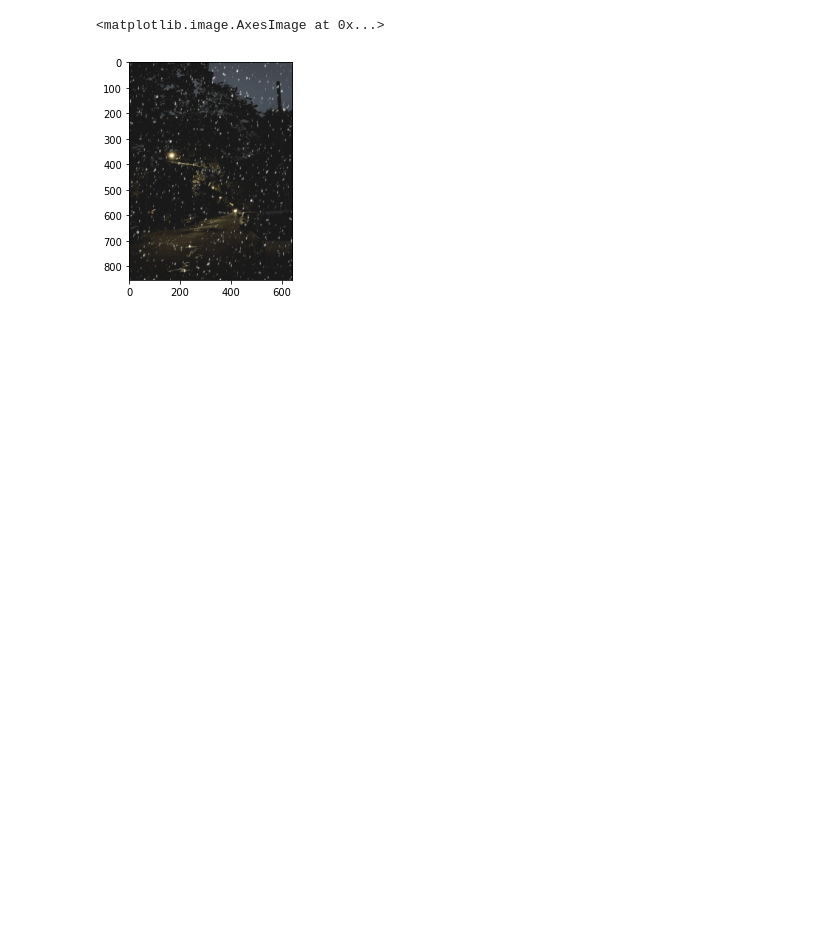
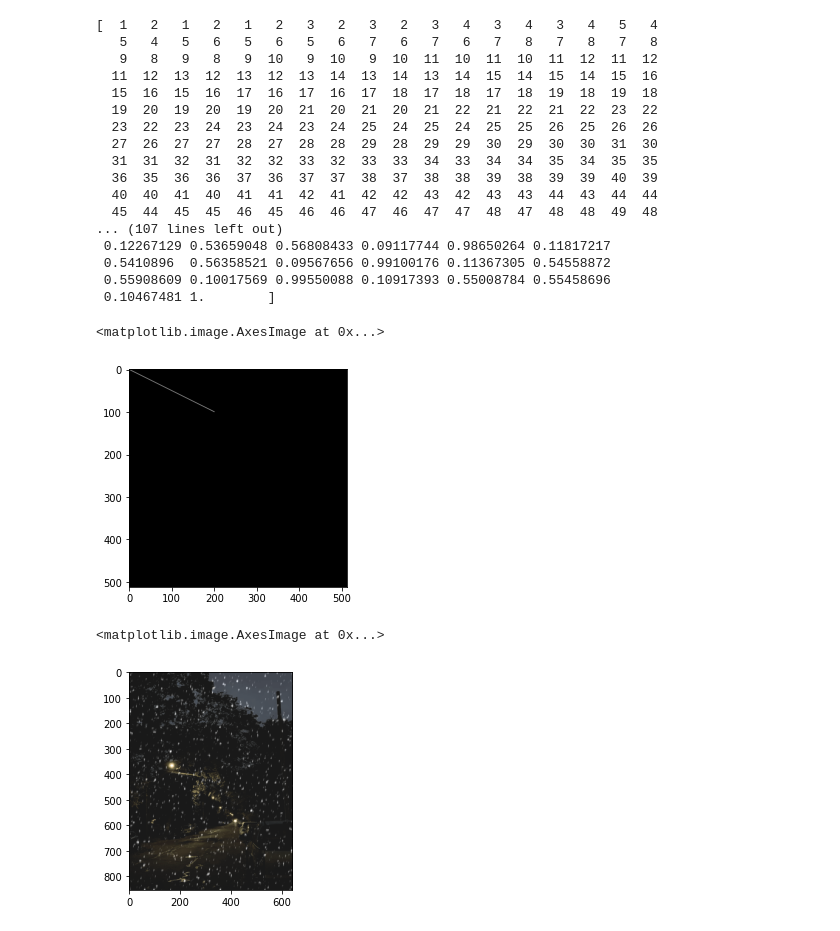
Before and after one commit to locsor/weatherAugmentation, a Jupyter notebook: augmGPU.ipynb, the cells around one changed output. Saved outputs shown, nothing was run; the diff lists cells and outputs as text; code cells hidden in the pictures; blank space fills up the shorter version.

```diff
--- a/augmGPU.ipynb
+++ b/augmGPU.ipynb
@@ -117,3 +306,32 @@ def _motion_blur_cupy(x, radius, sigma, angle):
+# %%
+img = np.zeros((512,512,3), dtype = np.uint8)
+rr, cc, val = line_aa(1, 1, 100, 200)
+img[rr, cc, 0] = val * 255
+img[rr, cc, 1] = val * 255
+img[rr, cc, 2] = val * 255
+print(rr, cc, val)
+
+plt.imshow(img)
+# %% [output]
+[  1   2   1   2   1   2   3   2   3   2   3   4   3   4   3   4   5   4
+   5   4   5   6   5   6   5   6   7   6   7   6   7   8   7   8   7   8
+   9   8   9   8   9  10   9  10   9  10  11  10  11  10  11  12  11  12
+  11  12  13  12  13  12  13  14  13  14  13  14  15  14  15  14  15  16
+  15  16  15  16  17  16  17  16  17  18  17  18  17  18  19  18  19  18
+  19  20  19  20  19  20  21  20  21  20  21  22  21  22  21  22  23  22
+  23  22  23  24  23  24  23  24  25  24  25  24  25  25  26  25  26  26
+  27  26  27  27  28  27  28  28  29  28  29  29  30  29  30  30  31  30
+  31  31  32  31  32  32  33  32  33  33  34  33  34  34  35  34  35  35
+  36  35  36  36  37  36  37  37  38  37  38  38  39  38  39  39  40  39
+  40  40  41  40  41  41  42  41  42  42  43  42  43  43  44  43  44  44
+  45  44  45  45  46  45  46  46  47  46  47  47  48  47  48  48  49  48
+... (107 lines left out)
+ 0.12267129 0.53659048 0.56808433 0.09117744 0.98650264 0.11817217
+ 0.5410896  0.56358521 0.09567656 0.99100176 0.11367305 0.54558872
+ 0.55908609 0.10017569 0.99550088 0.10917393 0.55008784 0.55458696
+ 0.10467481 1.        ]
+<matplotlib.image.AxesImage at 0x...>
+[figure, added]
 # %%
 def fog_cupy(x, severity=1):
     c = [(1.5, 2), (2., 2), (2.5, 1.7), (2.5, 1.5), (3., 1.4)][severity - 1]
```
Also changed, not shown: parts of 5 cells of this notebook, 7 other files.
